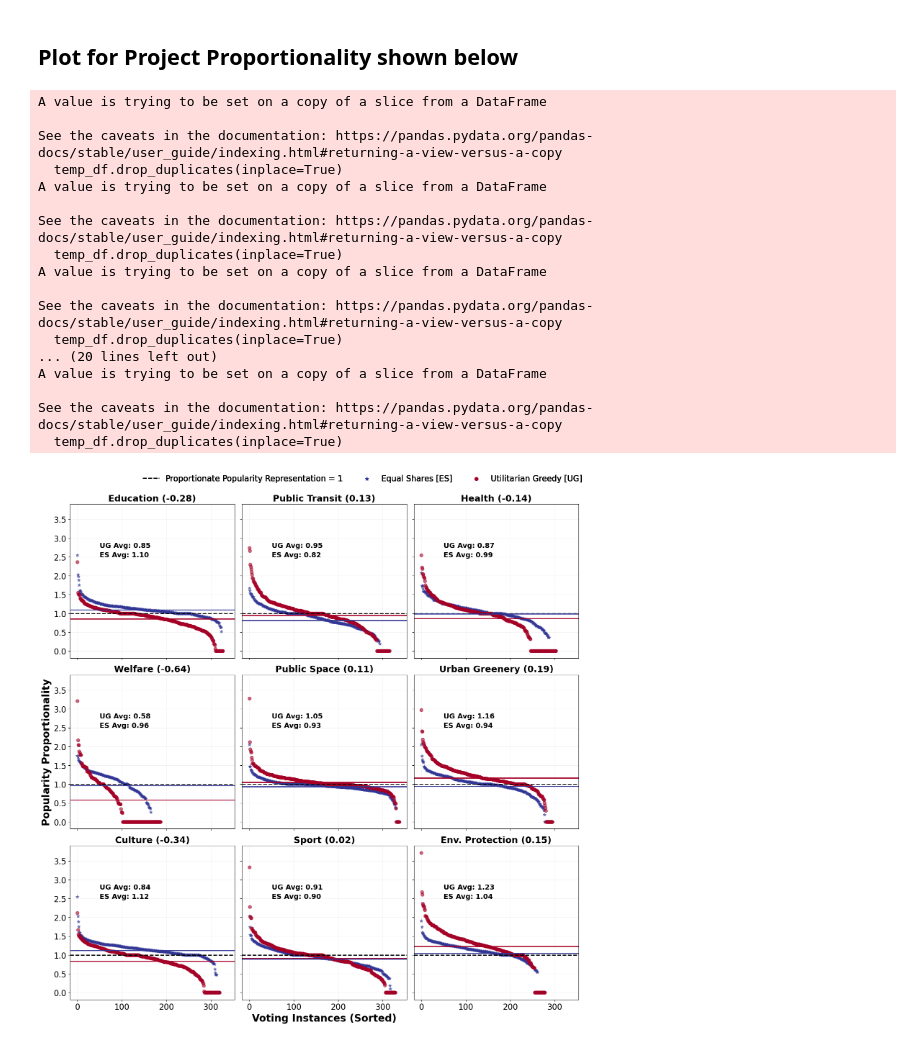
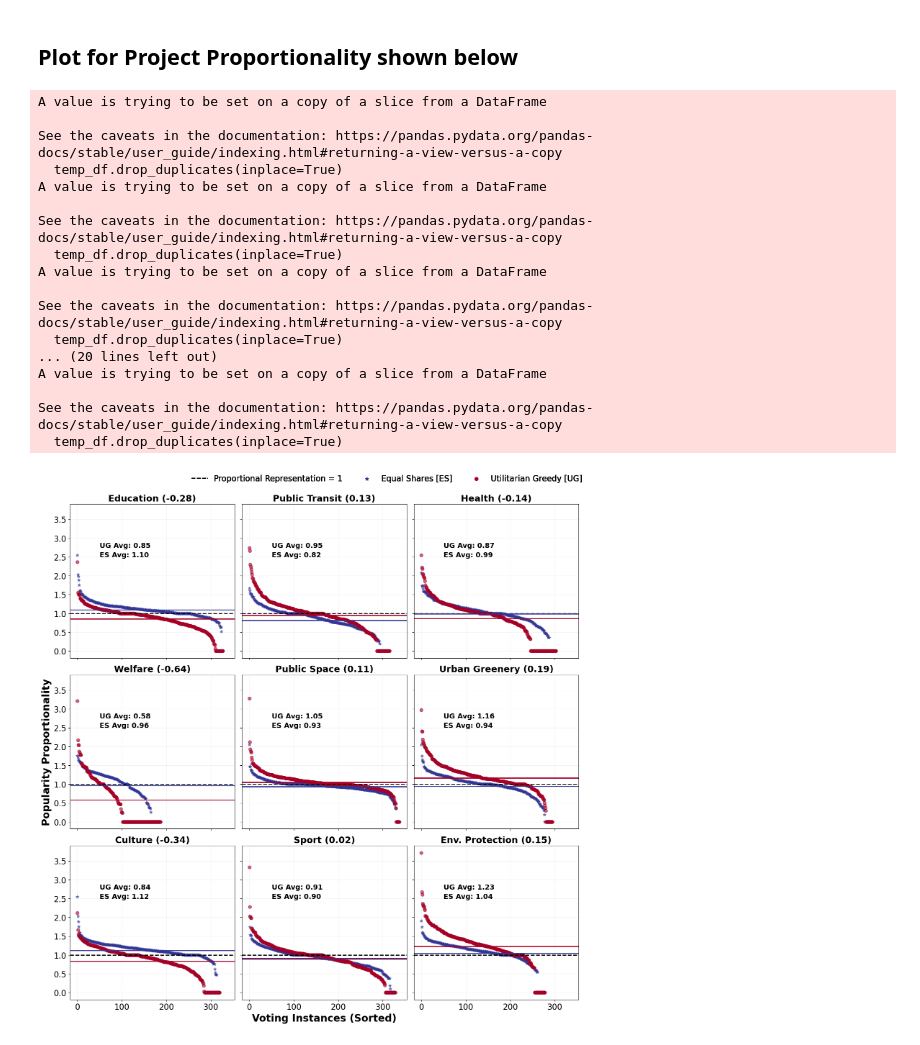
Before and after one commit to TDI-Lab/Impact-Analysis-Participatory-Budgeting, a Jupyter notebook: notebooks/popularity_proportionality.ipynb, the cells around one changed output. Drawn from its saved outputs; the diff is of its cells as text; code cells hidden in the pictures.

Commit message:
REFACTOR: Graph updated; changed text strings for plot

```diff
--- a/notebooks/popularity_proportionality.ipynb
+++ b/notebooks/popularity_proportionality.ipynb
@@ -434,7 +434,7 @@ for idx, category in enumerate(categories_set):
     temp_df.drop_duplicates(inplace=True)
 
     # threshold line
-    axes[x_pos][y_pos].axhline(y=1, color='black', label='Proportionate Popularity Representation = 1', linewidth=2, linestyle='dashed')
+    axes[x_pos][y_pos].axhline(y=1, color='black', label='Proportional Representation = 1', linewidth=2, linestyle='dashed')
 
     category_ug_pp = temp_df[['election_id', f'{category}_ug_popularity_proportionality', f'{category}_es_popularity_proportionality']].sort_values(by=f'{category}_ug_popularity_proportionality', ascending=False).reset_index()
     category_ug_pp_avg = category_ug_pp[f'{category}_ug_popularity_proportionality'].mean()
@@ -470,31 +470,31 @@ for idx, category in enumerate(categories_set):
     axes[x_pos][y_pos].text(50, 2.5, f'ES Avg: {category_es_pp_avg:.2f}', fontsize=14, fontweight='bold')
     axes[x_pos][y_pos].text(50, 2.75, f'UG Avg: {category_ug_pp_avg:.2f}', fontsize=14, fontweight='bold')
 
     # Customize legend
     handles, labels = axes[0][0].get_legend_handles_labels()
 
     # Create legend outside of the main plot
     fig.legend(handles, labels, loc='upper right', bbox_to_anchor=(1.01, 1.04), ncols=4, frameon=False, fontsize=16)
     fig.subplots_adjust(right=1)  # Adjust right side to fit legend
 
 plt.tight_layout()
 plt.show()
 # %% [output]
 A value is trying to be set on a copy of a slice from a DataFrame
 
 See the caveats in the documentation: https://pandas.pydata.org/pandas-docs/stable/user_guide/indexing.html#returning-a-view-versus-a-copy
   temp_df.drop_duplicates(inplace=True)
 A value is trying to be set on a copy of a slice from a DataFrame
 
 See the caveats in the documentation: https://pandas.pydata.org/pandas-docs/stable/user_guide/indexing.html#returning-a-view-versus-a-copy
   temp_df.drop_duplicates(inplace=True)
 A value is trying to be set on a copy of a slice from a DataFrame
 
 See the caveats in the documentation: https://pandas.pydata.org/pandas-docs/stable/user_guide/indexing.html#returning-a-view-versus-a-copy
   temp_df.drop_duplicates(inplace=True)
 ... (20 lines left out)
 A value is trying to be set on a copy of a slice from a DataFrame
 
 See the caveats in the documentation: https://pandas.pydata.org/pandas-docs/stable/user_guide/indexing.html#returning-a-view-versus-a-copy
   temp_df.drop_duplicates(inplace=True)
-[figure, old version]
+[figure, new version]
```
